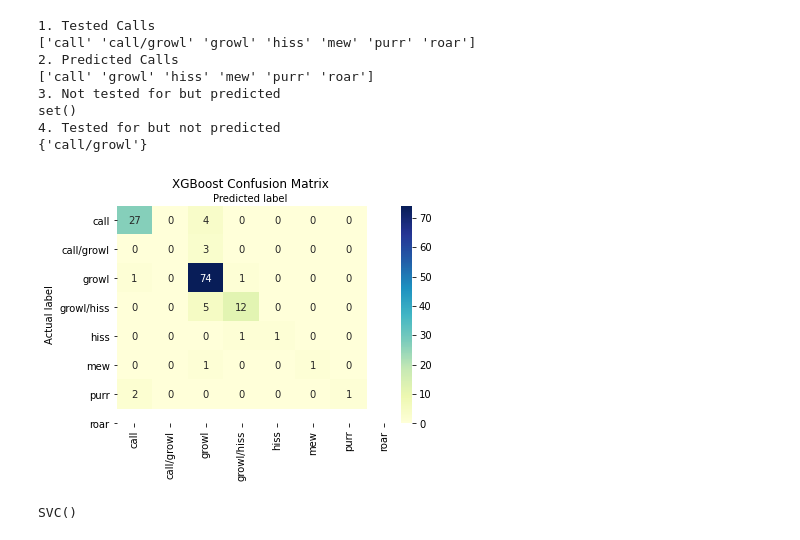
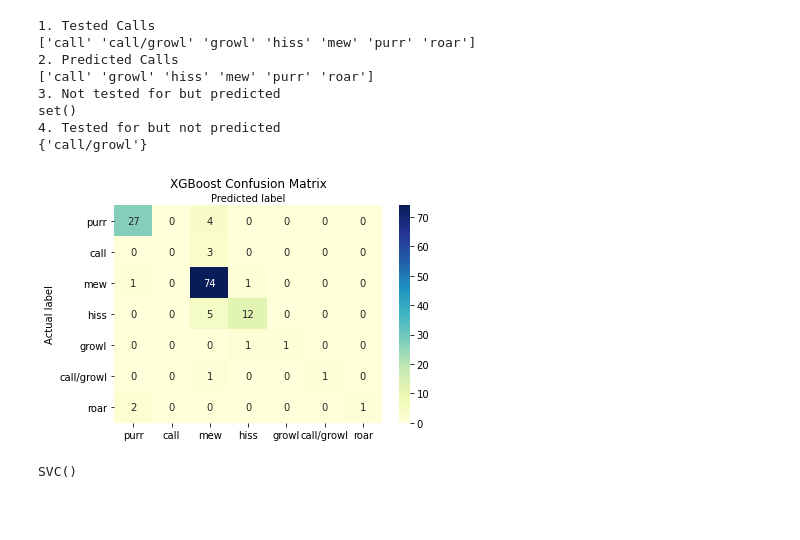
Before and after one commit to kexantus/felidetect, a Jupyter notebook: Feature Cleaning and First Models.ipynb, the cells around one changed output. Drawn from its saved outputs; the diff is of its cells as text; code cells hidden in the pictures; blank space fills up the shorter version.

```diff
--- a/Feature Cleaning and First Models.ipynb
+++ b/Feature Cleaning and First Models.ipynb
@@ -231,18 +231,19 @@ set()
 4. Tested for but not predicted
 {'call/growl'}
 # %%
-names = ['call', 'call/growl','growl','growl/hiss','hiss','mew','purr', 'roar']
+#names = ['call', 'call/growl','growl','growl/hiss','hiss','mew','purr', 'roar']
+names = list(set(np.unique(y_test)).union(set(y_pred)))
 cnf = confusion_matrix(y_test, y_pred)
 fig, ax = plt.subplots()
 tick_marks = np.arange(len(names))
 sns.heatmap(cnf, annot = True, xticklabels = names, cmap= "YlGnBu", yticklabels = names)
 ax.xaxis.set_label_position('top')
 plt.title('XGBoost Confusion Matrix')
 plt.ylabel('Actual label')
 plt.xlabel('Predicted label')
 plt.show()
 # %% [output]
-[figure, old version]
+[figure, new version]
 # %%
 clf_svc = SVC()
 # %%
```
Also changed, not shown: parts of 2 cells of this notebook.
